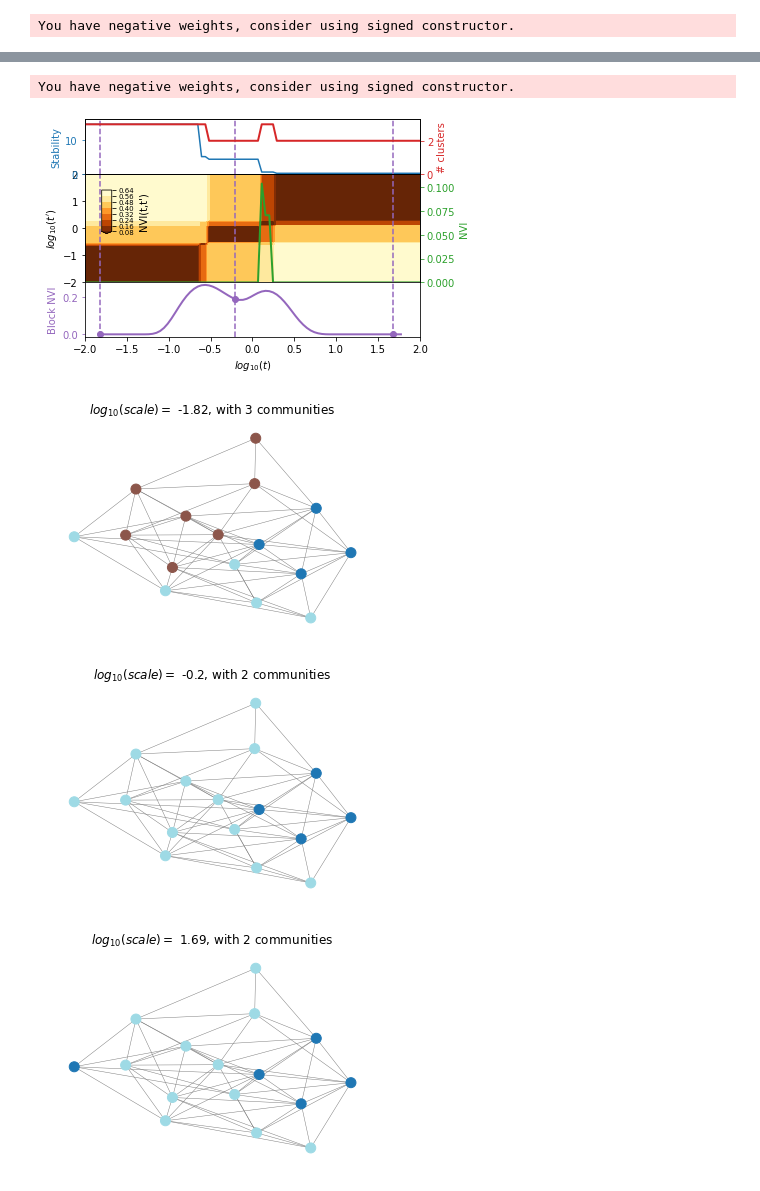
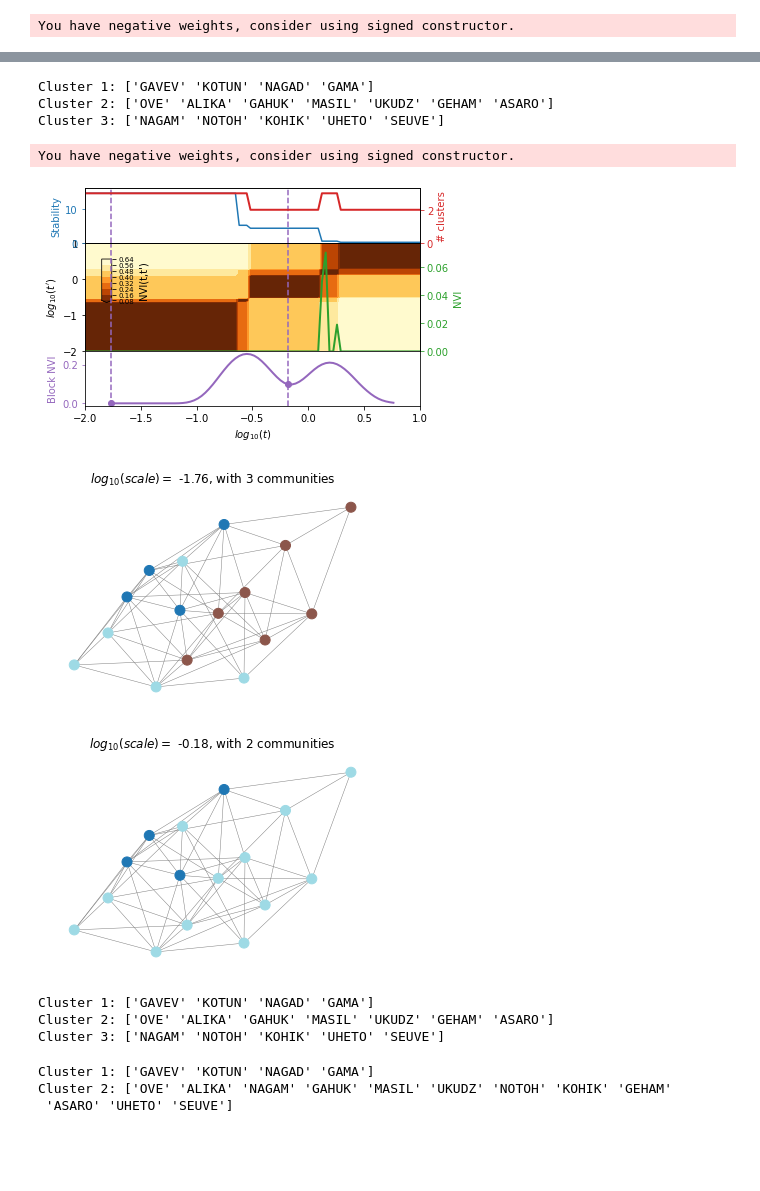
Before and after one commit to barahona-research-group/PyGenStability, a Jupyter notebook: examples/Example_6_signed.ipynb, the cells around one changed output, grey strips where cells are left out. Saved outputs shown, nothing was run; the diff lists cells and outputs as text; code cells hidden in the pictures; blank space fills up the shorter version.

Commit message:
added labels

```diff
--- a/examples/Example_6_signed.ipynb
+++ b/examples/Example_6_signed.ipynb
@@ -49,22 +67,50 @@ plotting.plot_optimal_partitions(nx_graph, all_results, show=True)
+# %%
+# labels for clusters in optimal partition
+optimal_partition = all_results["community_id"][all_results["selected_partitions"][0]]
+print("Cluster 1:", labels[optimal_partition == 0])
+print("Cluster 2:", labels[optimal_partition == 1])
+print("Cluster 3:", labels[optimal_partition == 2])
+# %% [output]
+Cluster 1: ['GAVEV' 'KOTUN' 'NAGAD' 'GAMA']
+Cluster 2: ['OVE' 'ALIKA' 'GAHUK' 'MASIL' 'UKUDZ' 'GEHAM' 'ASARO']
+Cluster 3: ['NAGAM' 'NOTOH' 'KOHIK' 'UHETO' 'SEUVE']
 # %%
 # apply MS analysis using signed combinatorial Laplacian
 all_results = run(sp.csgraph.csgraph_from_dense(adjacency),
                   min_scale=-2.0,
-                  max_scale=2.0,
+                  max_scale=1.0,
                   n_scale=90,
                   constructor="signed_combinatorial")
 # %% [output]
 You have negative weights, consider using signed constructor.
 # %%
 # select optimal scales
-all_results = identify_optimal_scales(all_results,kernel_size=20,window_size=10)
+all_results = identify_optimal_scales(all_results,kernel_size=20,window_size=15)
 _ = plotting.plot_scan(all_results)
 # %% [output]
-[figure, old version]
+[figure, new version]
 # %%
 # plot optimal partitions
 plotting.plot_optimal_partitions(nx_graph, all_results, show=True)
 # %% [output]
-[figure, old version]
+[figure, new version]
-[figure, old version]
+[figure, new version]
-[figure, removed]
+# %%
+# labels for clusters in 1st optimal partition
+optimal_partition = all_results["community_id"][all_results["selected_partitions"][0]]
+print("Cluster 1:", labels[optimal_partition == 0])
+print("Cluster 2:", labels[optimal_partition == 1])
+print("Cluster 3:", labels[optimal_partition == 2])
+# %% [output]
+Cluster 1: ['GAVEV' 'KOTUN' 'NAGAD' 'GAMA']
+Cluster 2: ['OVE' 'ALIKA' 'GAHUK' 'MASIL' 'UKUDZ' 'GEHAM' 'ASARO']
+Cluster 3: ['NAGAM' 'NOTOH' 'KOHIK' 'UHETO' 'SEUVE']
+# %%
+# labels for clusters in 2nd optimal partition
+optimal_partition = all_results["community_id"][all_results["selected_partitions"][1]]
+print("Cluster 1:", labels[optimal_partition == 0])
+print("Cluster 2:", labels[optimal_partition == 1])
+# %% [output]
+Cluster 1: ['GAVEV' 'KOTUN' 'NAGAD' 'GAMA']
+Cluster 2: ['OVE' 'ALIKA' 'NAGAM' 'GAHUK' 'MASIL' 'UKUDZ' 'NOTOH' 'KOHIK' 'GEHAM'
+ 'ASARO' 'UHETO' 'SEUVE']
```
Also changed, not shown: parts of 4 cells of this notebook.
